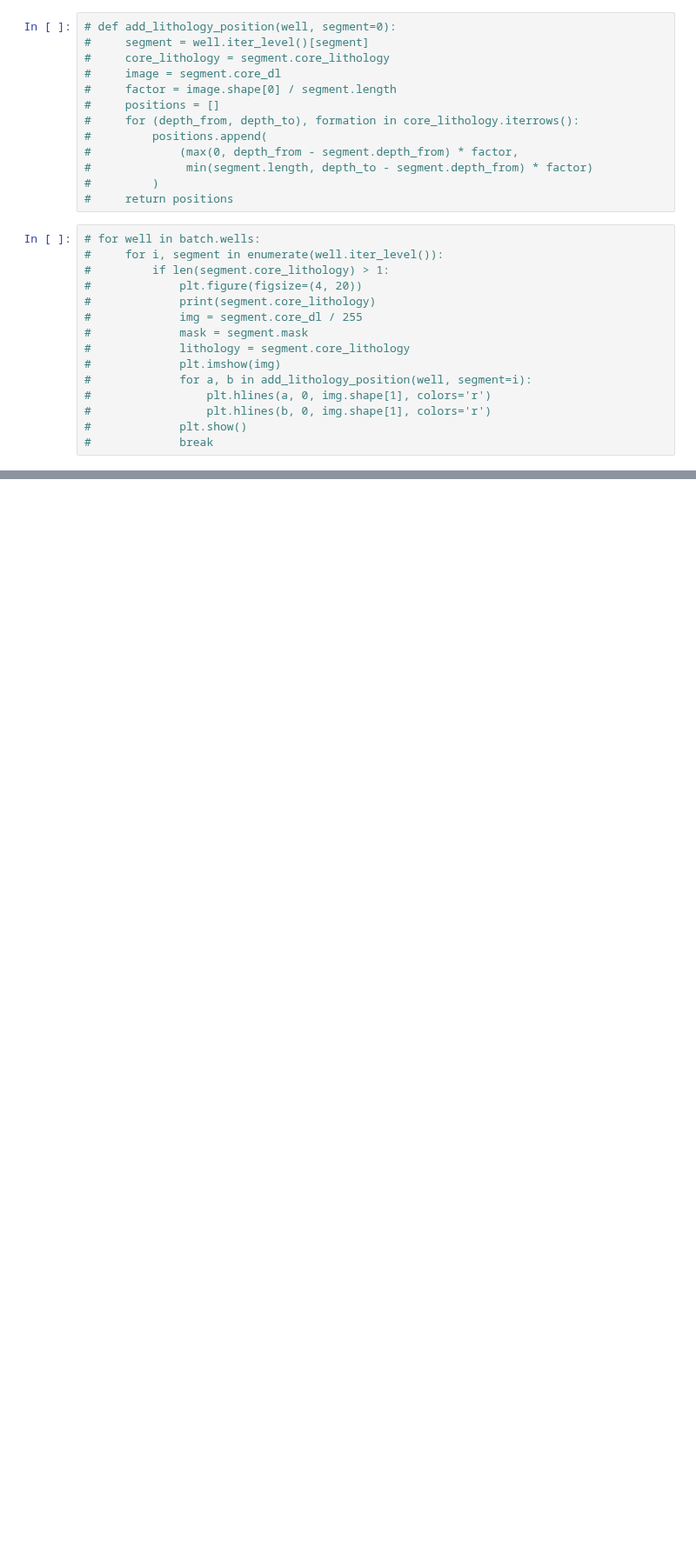
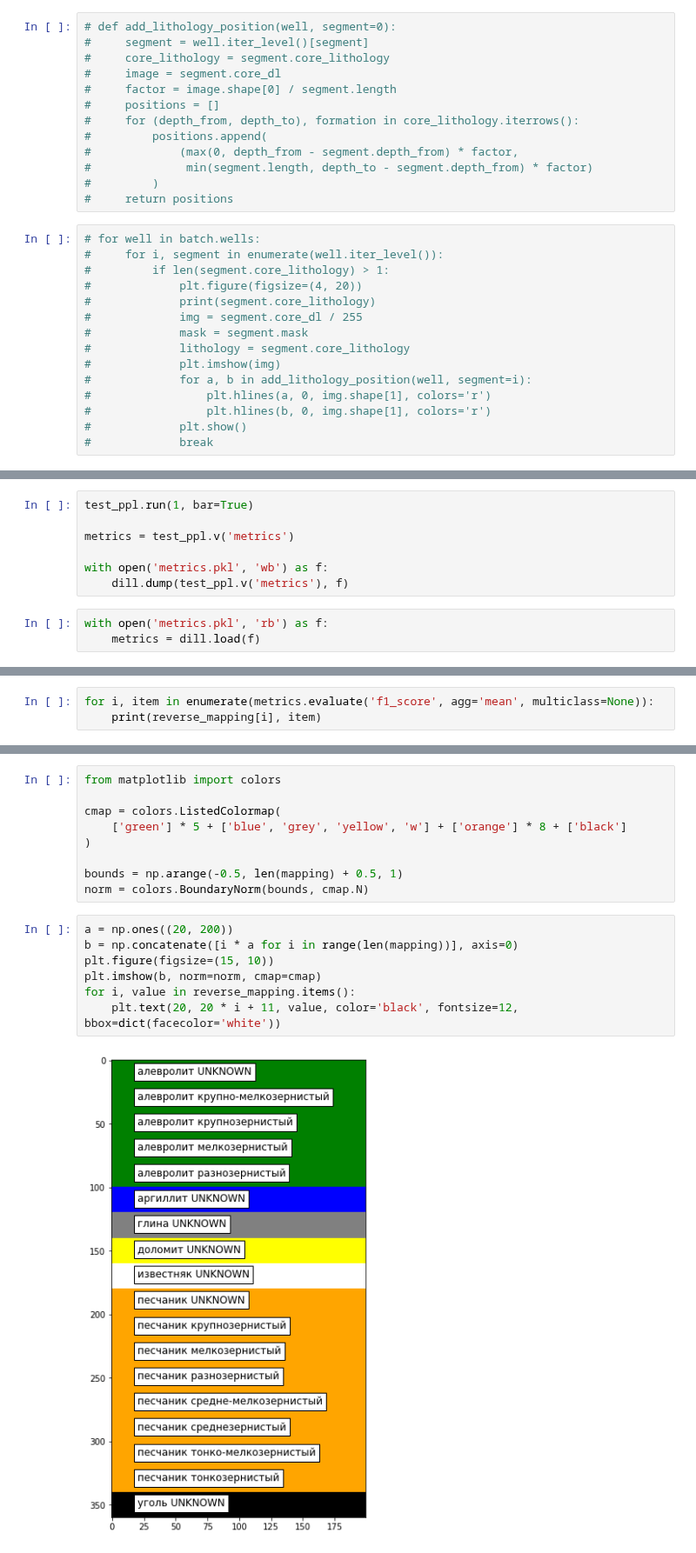
Before and after one commit to sadaqatali2027/petroflow-1, a Jupyter notebook: petroflow/models/lithology/unet.ipynb, the cells around one changed output, grey strips where cells are left out. Shown at 87% size. Drawn from its saved outputs; the diff is of its cells as text; blank space fills up the shorter version.

```diff
--- a/petroflow/models/lithology/unet.ipynb
+++ b/petroflow/models/lithology/unet.ipynb
@@ -149,0 +246,10 @@ plt.plot(batch.masks[0])
+# %%
+test_ppl.run(1, bar=True)
+
+metrics = test_ppl.v('metrics')
+
+with open('metrics.pkl', 'wb') as f:
+    dill.dump(test_ppl.v('metrics'), f)
+# %%
+with open('metrics.pkl', 'rb') as f:
+    metrics = dill.load(f)
@@ -149,0 +260,3 @@ plt.plot(batch.masks[0])
+# %%
+for i, item in enumerate(metrics.evaluate('f1_score', agg='mean', multiclass=None)):
+    print(reverse_mapping[i], item)
@@ -149,0 +289,18 @@ plt.plot(batch.masks[0])
+# %%
+from matplotlib import colors
+
+cmap = colors.ListedColormap(
+    ['green'] * 5 + ['blue', 'grey', 'yellow', 'w'] + ['orange'] * 8 + ['black']
+)
+
+bounds = np.arange(-0.5, len(mapping) + 0.5, 1)
+norm = colors.BoundaryNorm(bounds, cmap.N)
+# %%
+a = np.ones((20, 200))
+b = np.concatenate([i * a for i in range(len(mapping))], axis=0)
+plt.figure(figsize=(15, 10))
+plt.imshow(b, norm=norm, cmap=cmap)
+for i, value in reverse_mapping.items():
+    plt.text(20, 20 * i + 11, value, color='black', fontsize=12, bbox=dict(facecolor='white'))
+# %% [output]
+[figure, added]
```
Also changed, not shown: parts of 29 cells of this notebook, 3 other files.
